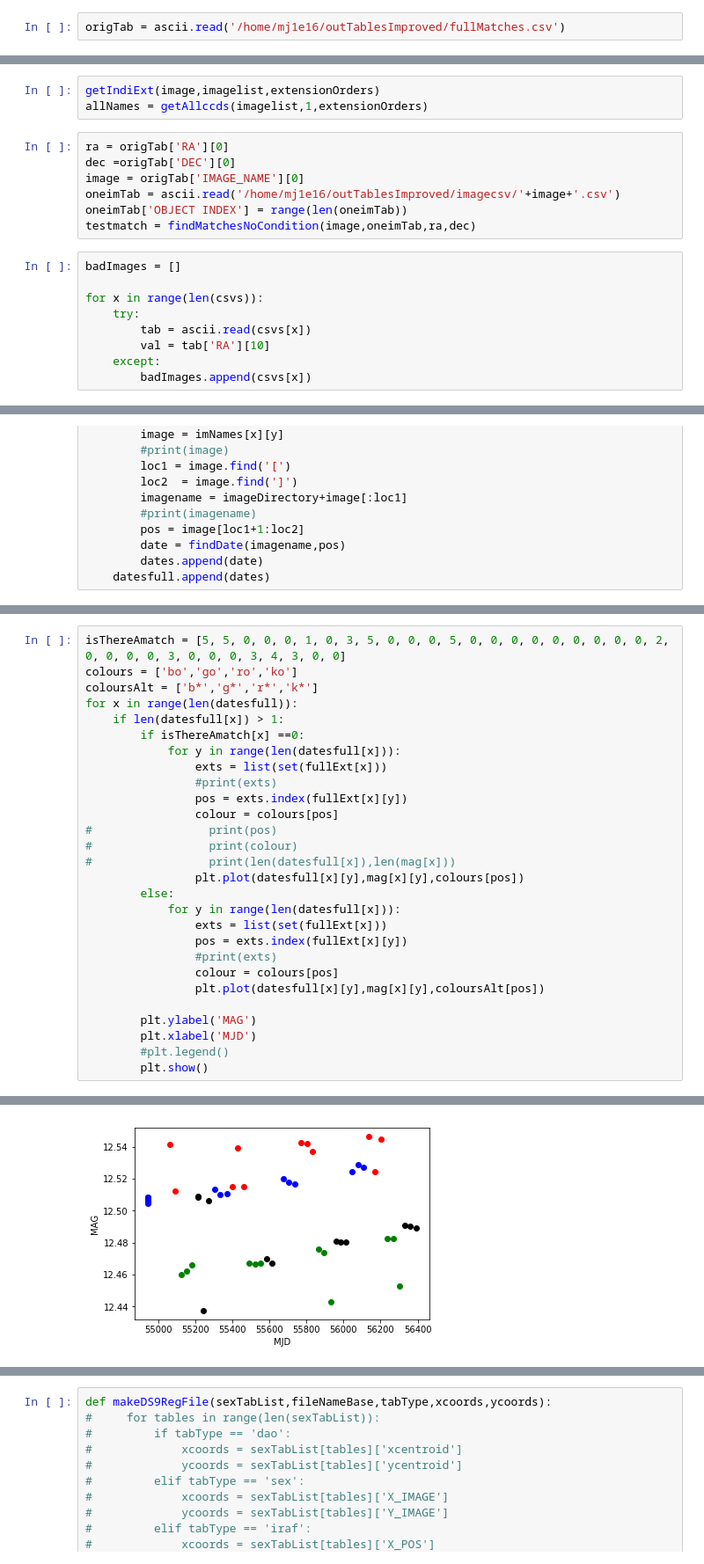
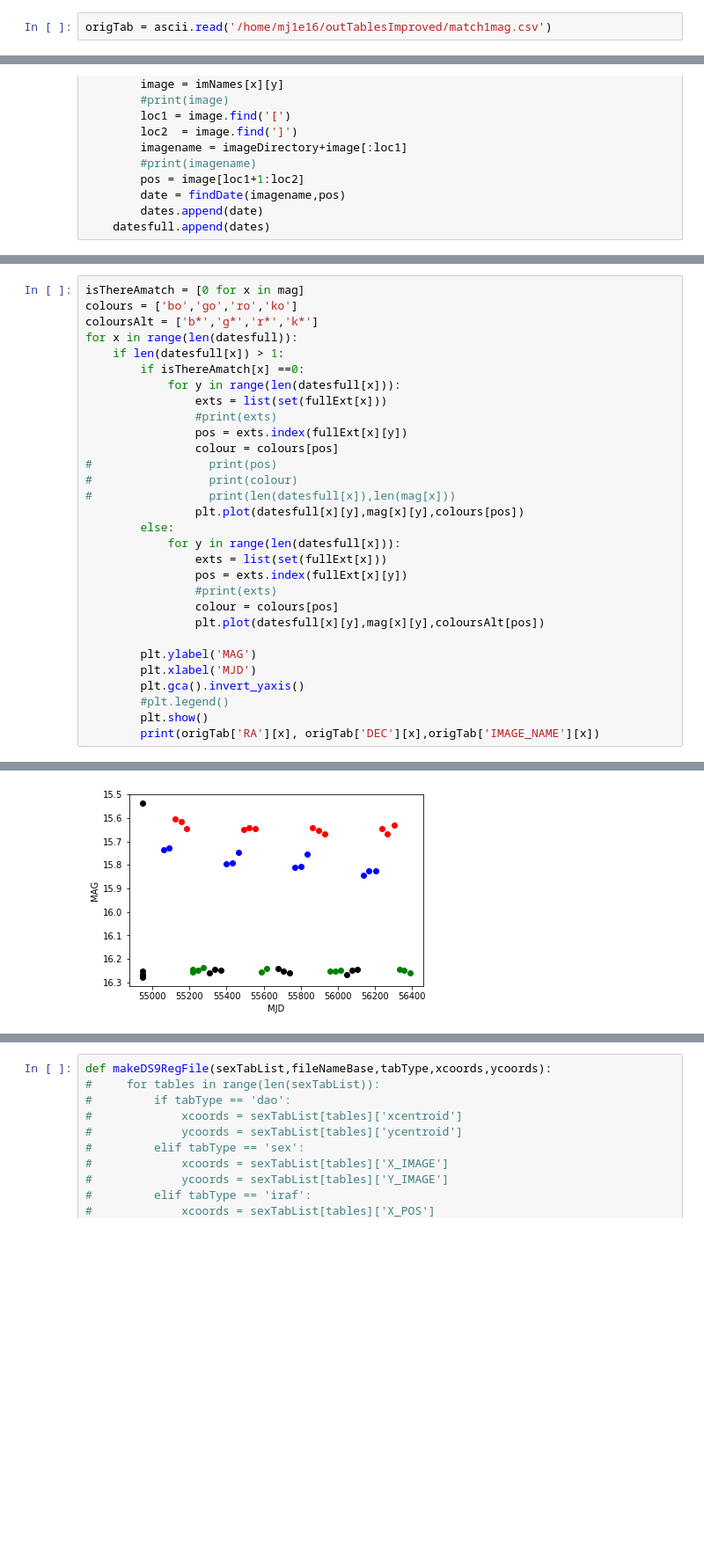
Before and after one commit to mj1e16lsst/keplerPhotometry, a Jupyter notebook: keplerLightCurves.ipynb, the cells around one changed output, grey strips where cells are left out. Shown at 88% size. Cells and saved outputs as stored; diff of their text form; blank space fills up the shorter version.

```diff
--- a/keplerLightCurves.ipynb
+++ b/keplerLightCurves.ipynb
@@ -105,23 +107,4 @@ def makeDS9RegFile(sexTabList,fileNameBase,tabType):
 # %%
-origTab = ascii.read('/home/mj1e16/outTablesImproved/fullMatches.csv')
+origTab = ascii.read('/home/mj1e16/outTablesImproved/match1mag.csv')
 # %%
 origTab['OBJECT INDEX'] = range(len(origTab))
-# %%
-getIndiExt(image,imagelist,extensionOrders)
-allNames = getAllccds(imagelist,1,extensionOrders)
-# %%
-ra = origTab['RA'][0]
-dec =origTab['DEC'][0]
-image = origTab['IMAGE_NAME'][0]
-oneimTab = ascii.read('/home/mj1e16/outTablesImproved/imagecsv/'+image+'.csv')
-oneimTab['OBJECT INDEX'] = range(len(oneimTab))
-testmatch = findMatchesNoCondition(image,oneimTab,ra,dec)
-# %%
-badImages = []
-
-for x in range(len(csvs)):
-    try:
-        tab = ascii.read(csvs[x])
-        val = tab['RA'][10]
-    except:
-        badImages.append(csvs[x])
@@ -296,5 +224,5 @@ mag
 # %%
-isThereAmatch = [5, 5, 0, 0, 0, 1, 0, 3, 5, 0, 0, 0, 5, 0, 0, 0, 0, 0, 0, 0, 0, 0, 2, 0, 0, 0, 0, 3, 0, 0, 0, 3, 4, 3, 0, 0]
+isThereAmatch = [0 for x in mag]
 colours = ['bo','go','ro','ko']
 coloursAlt = ['b*','g*','r*','k*']
 for x in range(len(datesfull)):
@@ -319,6 +247,8 @@ for x in range(len(datesfull)):
 
         plt.ylabel('MAG')
         plt.xlabel('MJD')
+        plt.gca().invert_yaxis()
         #plt.legend()
         plt.show()
+        print(origTab['RA'][x], origTab['DEC'][x],origTab['IMAGE_NAME'][x])
 # %% [output]
@@ -326 +257 @@ for x in range(len(datesfull)):
-[figure, old version]
+[figure, new version]
```
Also changed, not shown: parts of 11 cells of this notebook, 13 other files.
